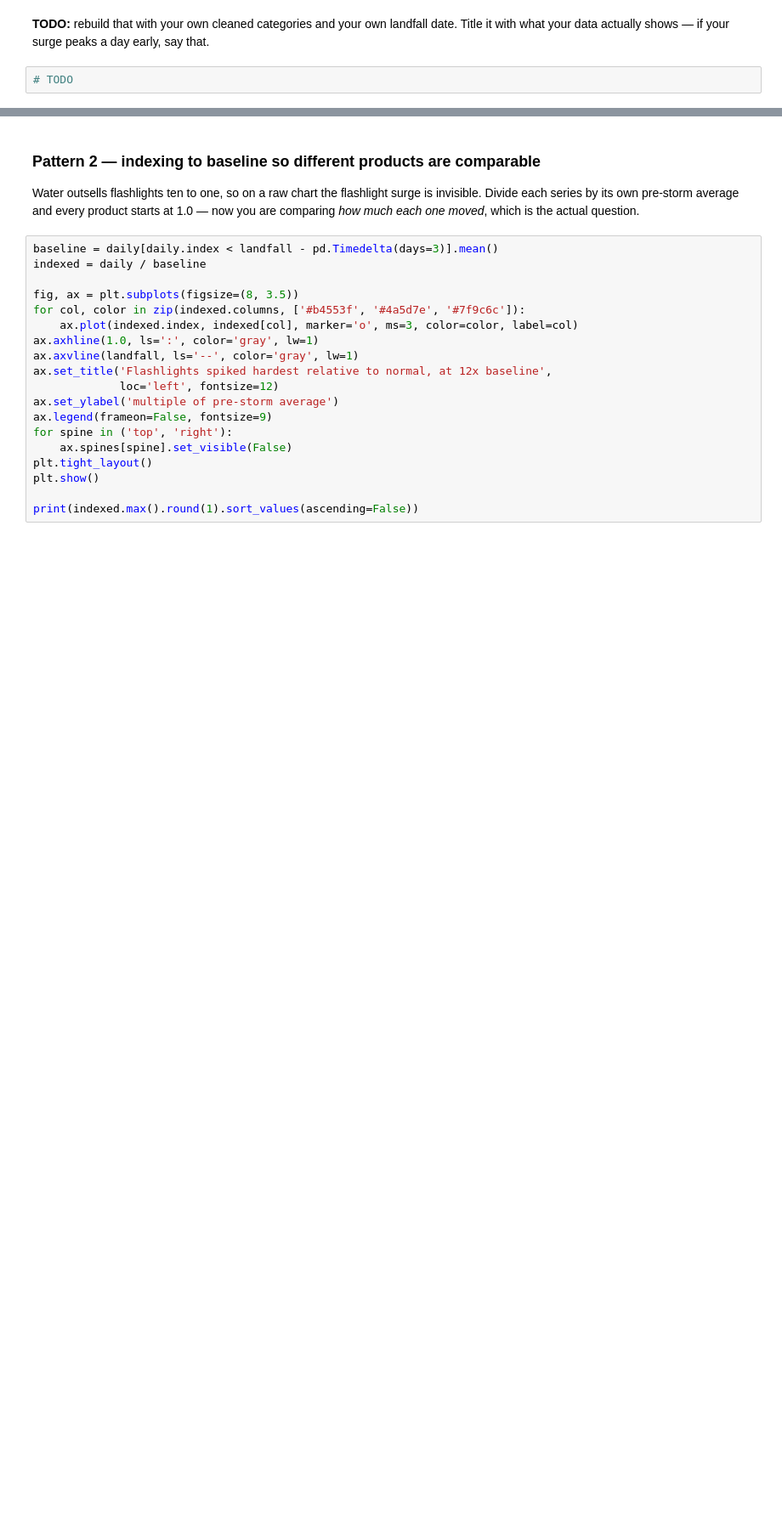
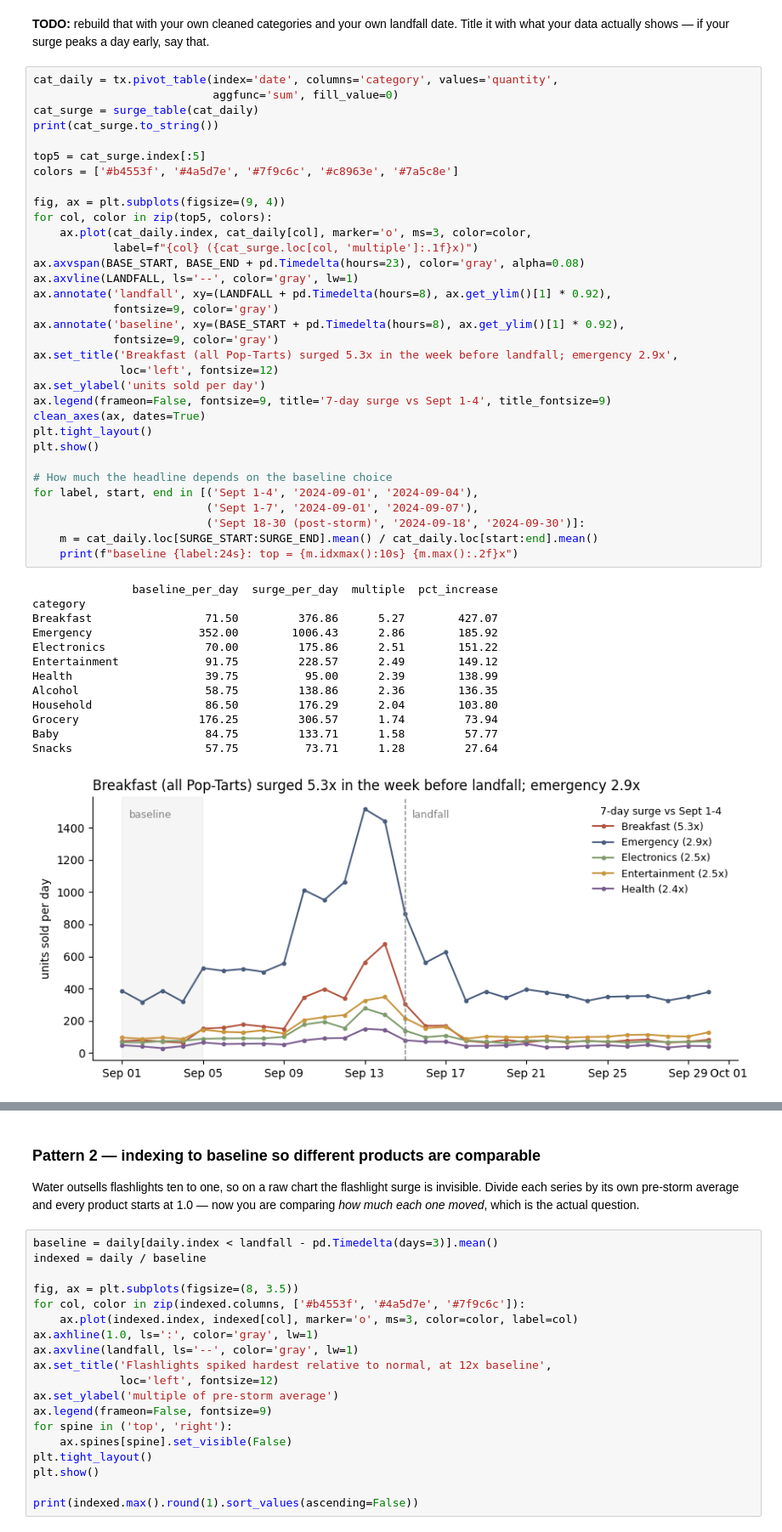
Before and after one commit to asomers205/DS2002FA26, a Jupyter notebook: notebooks/06-midterm-walmart/2026-10-28 — Midterm Clinic Analysis and Charts — Studio.ipynb, the cells around one changed output, grey strips where cells are left out. Shown at 85% size. Drawn from its saved outputs; the diff is of its cells as text; blank space fills up the shorter version.

Commit message:
Complete 2026-10-28 Midterm Clinic Analysis and Charts studio

```diff
--- a/notebooks/06-midterm-walmart/2026-10-28 — Midterm Clinic Analysis and Charts — Studio.ipynb
+++ b/notebooks/06-midterm-walmart/2026-10-28 — Midterm Clinic Analysis and Charts — Studio.ipynb
@@ -43,4 +167,49 @@ plt.show()
 # %% [markdown]
 **TODO:** rebuild that with your own cleaned categories and your own landfall date. Title it with what your data actually shows — if your surge peaks a day early, say that.
-# %%
-# TODO
+# %%
+cat_daily = tx.pivot_table(index='date', columns='category', values='quantity',
+                           aggfunc='sum', fill_value=0)
+cat_surge = surge_table(cat_daily)
+print(cat_surge.to_string())
+
+top5 = cat_surge.index[:5]
+colors = ['#b4553f', '#4a5d7e', '#7f9c6c', '#c8963e', '#7a5c8e']
+
+fig, ax = plt.subplots(figsize=(9, 4))
+for col, color in zip(top5, colors):
+    ax.plot(cat_daily.index, cat_daily[col], marker='o', ms=3, color=color,
+            label=f"{col} ({cat_surge.loc[col, 'multiple']:.1f}x)")
+ax.axvspan(BASE_START, BASE_END + pd.Timedelta(hours=23), color='gray', alpha=0.08)
+ax.axvline(LANDFALL, ls='--', color='gray', lw=1)
+ax.annotate('landfall', xy=(LANDFALL + pd.Timedelta(hours=8), ax.get_ylim()[1] * 0.92),
+            fontsize=9, color='gray')
+ax.annotate('baseline', xy=(BASE_START + pd.Timedelta(hours=8), ax.get_ylim()[1] * 0.92),
+            fontsize=9, color='gray')
+ax.set_title('Breakfast (all Pop-Tarts) surged 5.3x in the week before landfall; emergency 2.9x',
+             loc='left', fontsize=12)
+ax.set_ylabel('units sold per day')
+ax.legend(frameon=False, fontsize=9, title='7-day surge vs Sept 1-4', title_fontsize=9)
+clean_axes(ax, dates=True)
+plt.tight_layout()
+plt.show()
+
+# How much the headline depends on the baseline choice
+for label, start, end in [('Sept 1-4', '2024-09-01', '2024-09-04'),
+                          ('Sept 1-7', '2024-09-01', '2024-09-07'),
+                          ('Sept 18-30 (post-storm)', '2024-09-18', '2024-09-30')]:
+    m = cat_daily.loc[SURGE_START:SURGE_END].mean() / cat_daily.loc[start:end].mean()
+    print(f"baseline {label:24s}: top = {m.idxmax():10s} {m.max():.2f}x")
+# %% [output]
+               baseline_per_day  surge_per_day  multiple  pct_increase
+category
+Breakfast                 71.50         376.86      5.27        427.07
+Emergency                352.00        1006.43      2.86        185.92
+Electronics               70.00         175.86      2.51        151.22
+Entertainment             91.75         228.57      2.49        149.12
+Health                    39.75          95.00      2.39        138.99
+Alcohol                   58.75         138.86      2.36        136.35
+Household                 86.50         176.29      2.04        103.80
+Grocery                  176.25         306.57      1.74         73.94
+Baby                      84.75         133.71      1.58         57.77
+Snacks                    57.75          73.71      1.28         27.64
+[figure, added]
```
Also changed, not shown: parts of 20 cells of this notebook.
